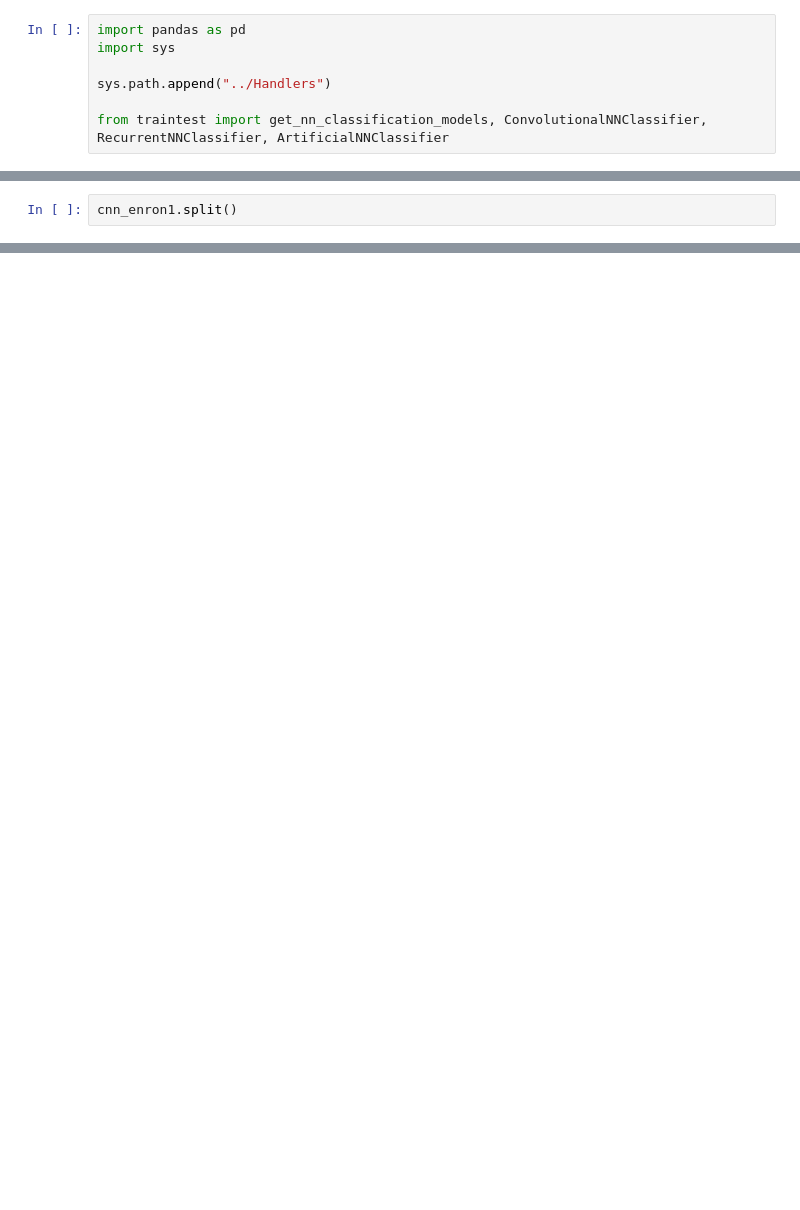
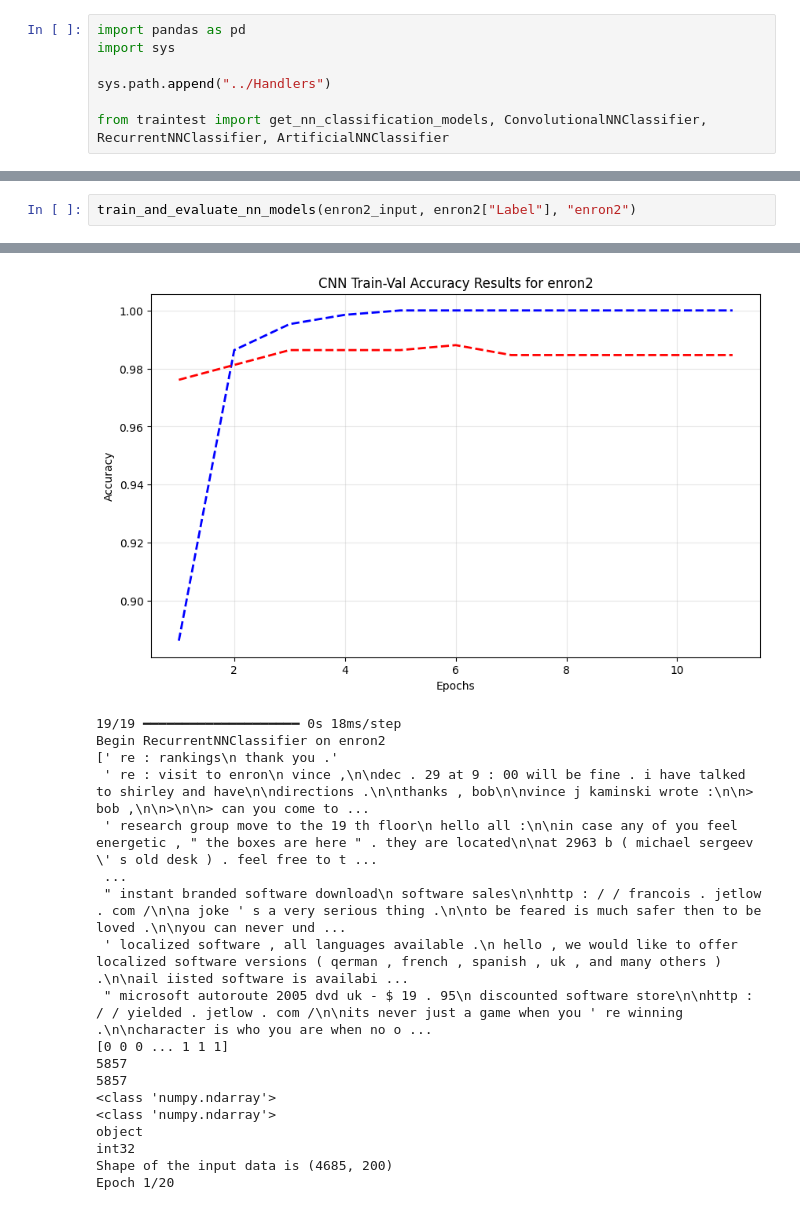
Before and after one commit to WilliamDelnington/EmailSpamDetection, a Jupyter notebook: EnronDatasetTests/enron_classification_nn.ipynb, the cells around one changed output, grey strips where cells are left out. Cells and saved outputs as stored; diff of their text form; blank space fills up the shorter version.

Commit message:
Finish building nn, begin transformers

```diff
--- a/EnronDatasetTests/enron_classification_nn.ipynb
+++ b/EnronDatasetTests/enron_classification_nn.ipynb
@@ -31,2 +185,3 @@ ServerApp.rate_limit_window=3.0 (secs)
 # %%
-cnn_enron1.split()
+train_and_evaluate_nn_models(enron2_input, enron2["Label"], "enron2")
+# %% [output]
@@ -32,0 +223,19 @@ cnn_enron1.split()
+[figure, added]
+19/19 ━━━━━━━━━━━━━━━━━━━━ 0s 18ms/step
+Begin RecurrentNNClassifier on enron2
+[' re : rankings\n thank you .'
+ ' re : visit to enron\n vince ,\n\ndec . 29 at 9 : 00 will be fine . i have talked to shirley and have\n\ndirections .\n\nthanks , bob\n\nvince j kaminski wrote :\n\n> bob ,\n\n>\n\n> can you come to ...
+ ' research group move to the 19 th floor\n hello all :\n\nin case any of you feel energetic , " the boxes are here " . they are located\n\nat 2963 b ( michael sergeev \' s old desk ) . feel free to t ...
+ ...
+ " instant branded software download\n software sales\n\nhttp : / / francois . jetlow . com /\n\na joke ' s a very serious thing .\n\nto be feared is much safer then to be loved .\n\nyou can never und ...
+ ' localized software , all languages available .\n hello , we would like to offer localized software versions ( qerman , french , spanish , uk , and many others ) .\n\nail iisted software is availabi ...
+ " microsoft autoroute 2005 dvd uk - $ 19 . 95\n discounted software store\n\nhttp : / / yielded . jetlow . com /\n\nits never just a game when you ' re winning .\n\ncharacter is who you are when no o ...
+[0 0 0 ... 1 1 1]
+5857
+5857
+<class 'numpy.ndarray'>
+<class 'numpy.ndarray'>
+object
+int32
+Shape of the input data is (4685, 200)
+Epoch 1/20
```
Also changed, not shown: parts of 10 cells of this notebook, 3 other files.
